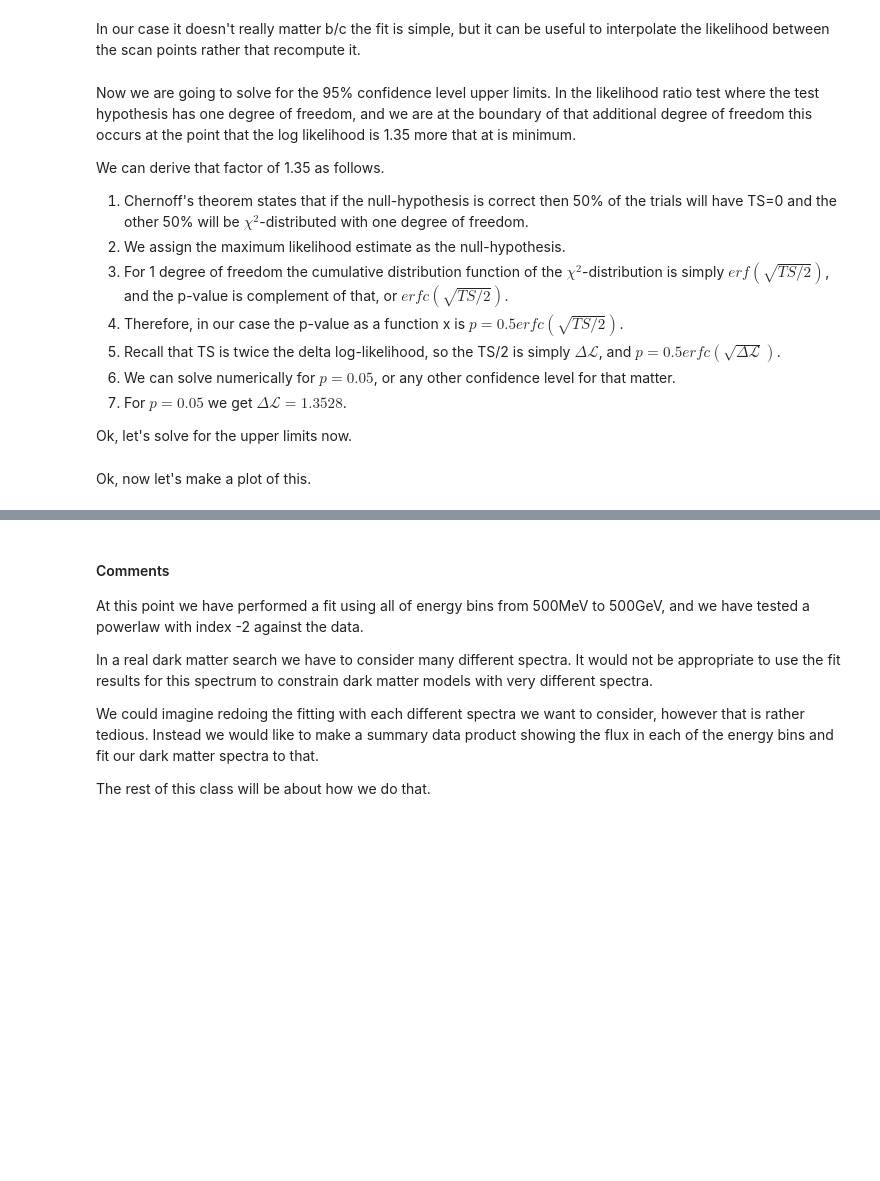
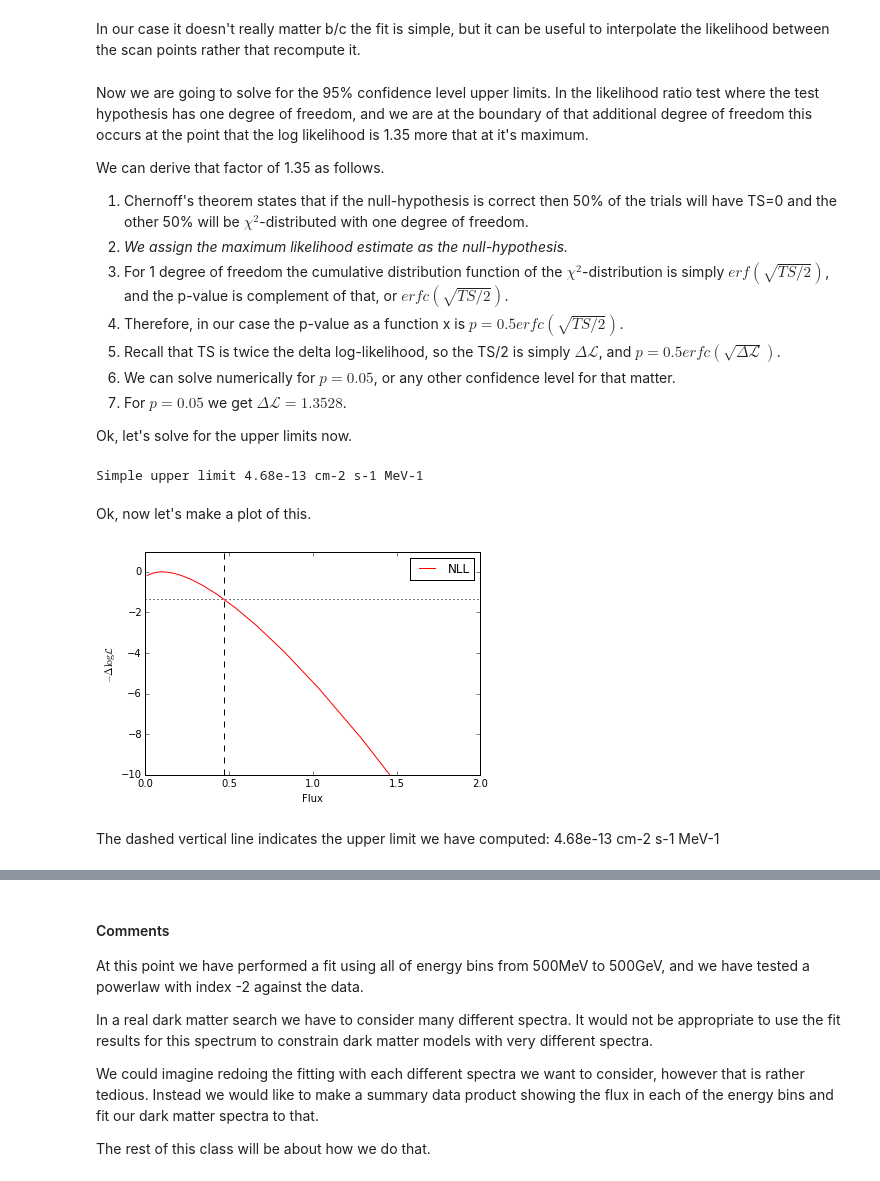
Before and after one commit to KIPAC/StatisticalMethods, a Jupyter notebook: examples/Fermi/LikelihoodFittingExample.ipynb, the cells around one changed output, grey strips where cells are left out. Saved outputs shown, nothing was run; the diff lists cells and outputs as text; code cells hidden in the pictures; blank space fills up the shorter version.

```diff
--- a/examples/Fermi/LikelihoodFittingExample.ipynb
+++ b/examples/Fermi/LikelihoodFittingExample.ipynb
@@ -8,6 +11,6 @@ import LikeFitUtils as lfu
 # %%
 # Ok, read in the input data
-inputDict = lfu.LoadFromFitsFile("../data/draco_srcTemplates.fits")
+inputDict = lfu.LoadFromFitsFile("data/draco_srcTemplates.fits")
 
 # Parse out the bits we need
 n_obs = inputDict["DATA"]  # This is the actual data
@@ -103,10 +171,10 @@ print "Delta Log-Likelihood at 1.0e-12 cm-2 s-1 MeV-1 is %.1f"%(interp1(1.0)-nll
 # %% [markdown]
-Now we are going to solve for the 95% confidence level upper limits.  In the likelihood ratio test where the test hypothesis has one degree of freedom, and we are at the boundary of that additional degree of freedom this occurs at the point that the log likelihood is 1.35 more that at is minimum.
+Now we are going to solve for the 95% confidence level upper limits.  In the likelihood ratio test where the test hypothesis has one degree of freedom, and we are at the boundary of that additional degree of freedom this occurs at the point that the log likelihood is 1.35 more that at it's maximum.
 
 We can derive that factor of 1.35 as follows.
 
 1. Chernoff's theorem states that if the null-hypothesis is correct then 50% of the trials will have TS=0 and the other 50% will be $\chi^2$-distributed with one degree of freedom.
-1. We assign the maximum likelihood estimate as the null-hypothesis.
+1. *We assign the maximum likelihood estimate as the null-hypothesis.*
 1. For 1 degree of freedom the cumulative distribution function of the $\chi^2$-distribution is simply $erf(\sqrt{TS/2})$, and the p-value is complement of that, or $erfc(\sqrt{TS/2})$.
 1. Therefore, in our case the p-value as a function x is $p = 0.5 erfc(\sqrt{TS/2})$.
 1. Recall that TS is twice the delta log-likelihood, so the TS/2 is simply $\Delta\mathcal{L}$, and $p=0.5 erfc(\sqrt{\Delta\mathcal{L}})$.
@@ -116,8 +184,19 @@ We can derive that factor of 1.35 as follows.
 Ok, let's solve for the upper limits now.
 # %%
 lim1 = lfu.SolveForErrorLevel(interp1,nll_min,1.35,mle,par_bounds)
-lim2 = lfu.SolveForErrorLevel(interp2,nll_min,1.35,mle,par_bounds)
 print "Simple upper limit %.2e cm-2 s-1 MeV-1"%(lim1*1e-12)
-print "Profile upper limit %.2e cm-2 s-1 MeV-1"%(lim2*1e-12)
+# %% [output]
+Simple upper limit 4.68e-13 cm-2 s-1 MeV-1
 # %% [markdown]
 Ok, now let's make a plot of this.
+# %%
+fig2,ax2 = lfu.PlotNLLScan(par_sets[0:,par_index],nll_min-pf1)
+
+ax2.hlines(-1.35,0,2.0,linestyles=u'dotted')
+ax2.vlines(lim1,-10,1,linestyles=u'dashed')
+
+leg = ax2.legend()
+# %% [output]
+[figure, added]
+# %% [markdown]
+The dashed vertical line indicates the upper limit we have computed: 4.68e-13 cm-2 s-1 MeV-1
```
Also changed, not shown: parts of 17 cells of this notebook.
